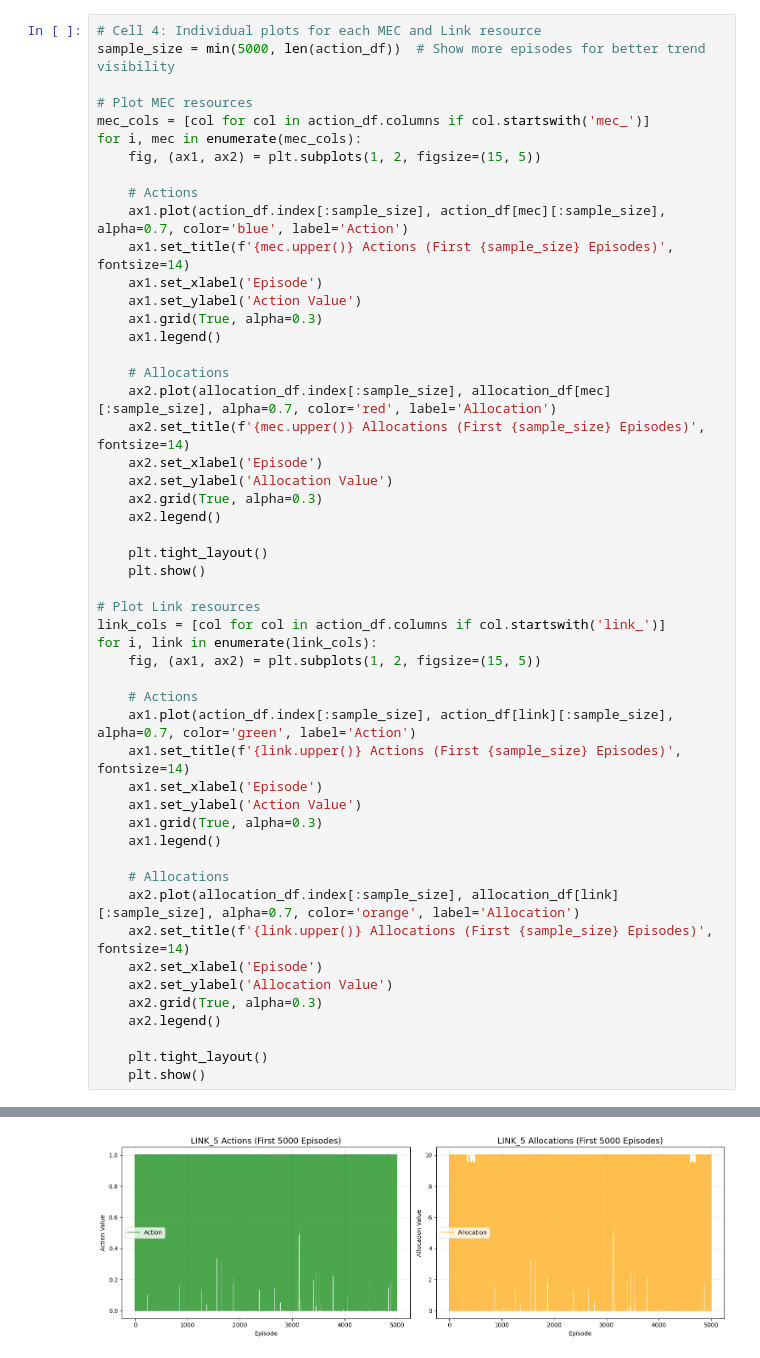
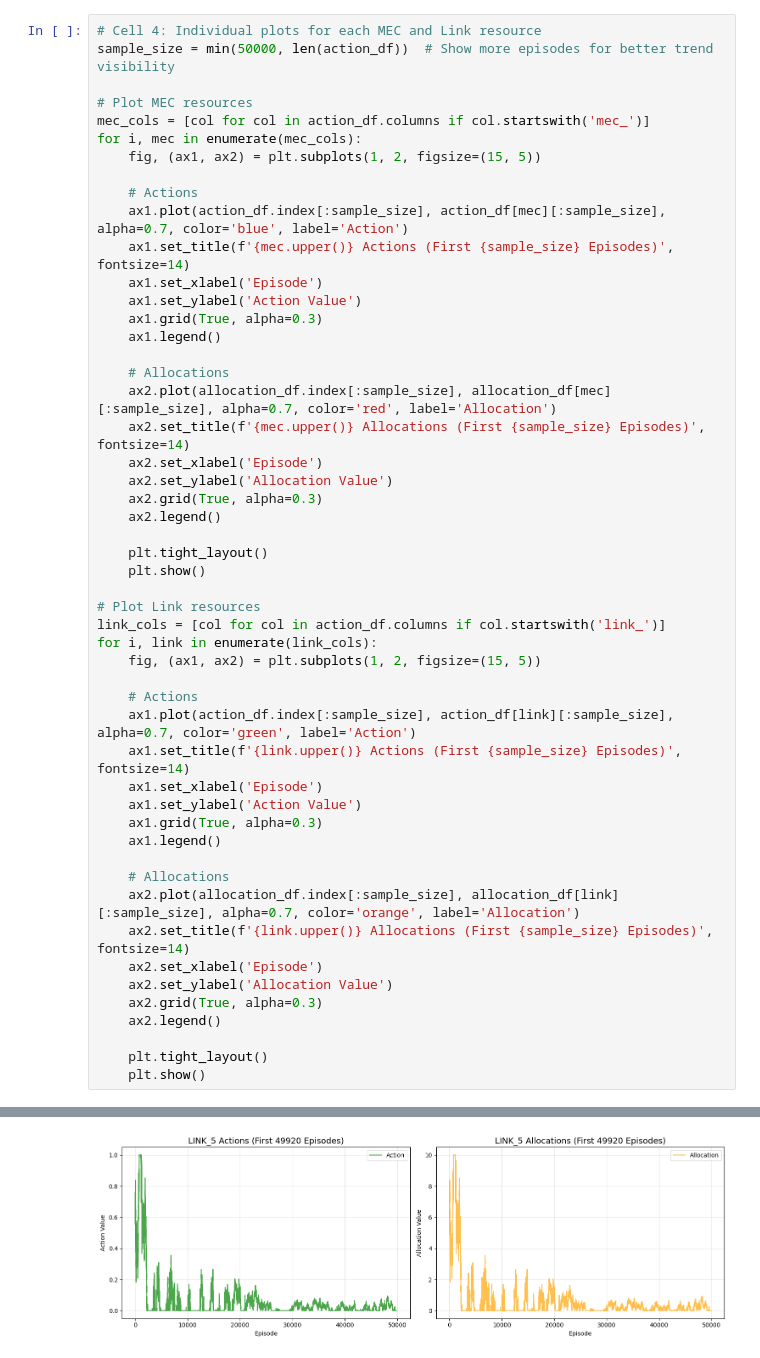
Before and after one commit to trietngo712/MARL4NetworkSlicing, a Jupyter notebook: experiments/experiment_0/results/visualization.ipynb, the cells around one changed output, grey strips where cells are left out. Cells and saved outputs as stored; diff of their text form.

```diff
--- a/experiments/experiment_0/results/visualization.ipynb
+++ b/experiments/experiment_0/results/visualization.ipynb
@@ -108,6 +108,6 @@ Rolling average (last 1000): 5.24
 # %%
 # Cell 4: Individual plots for each MEC and Link resource
-sample_size = min(5000, len(action_df))  # Show more episodes for better trend visibility
+sample_size = min(50000, len(action_df))  # Show more episodes for better trend visibility
 
 # Plot MEC resources
 mec_cols = [col for col in action_df.columns if col.startswith('mec_')]
@@ -170 +170 @@ for i, link in enumerate(link_cols):
-[figure, old version]
+[figure, new version]
```
Also changed, not shown: parts of 6 cells of this notebook.
